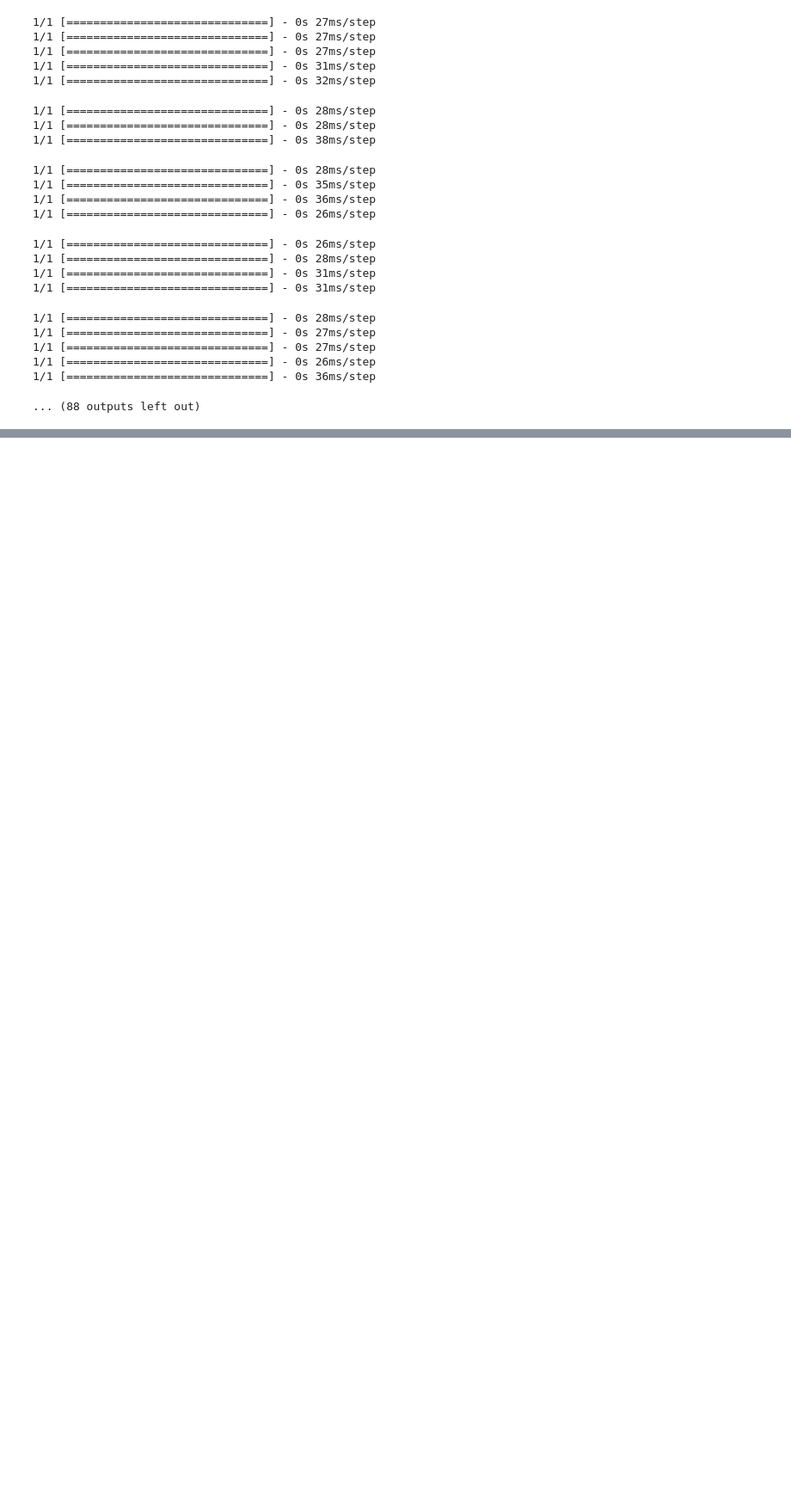
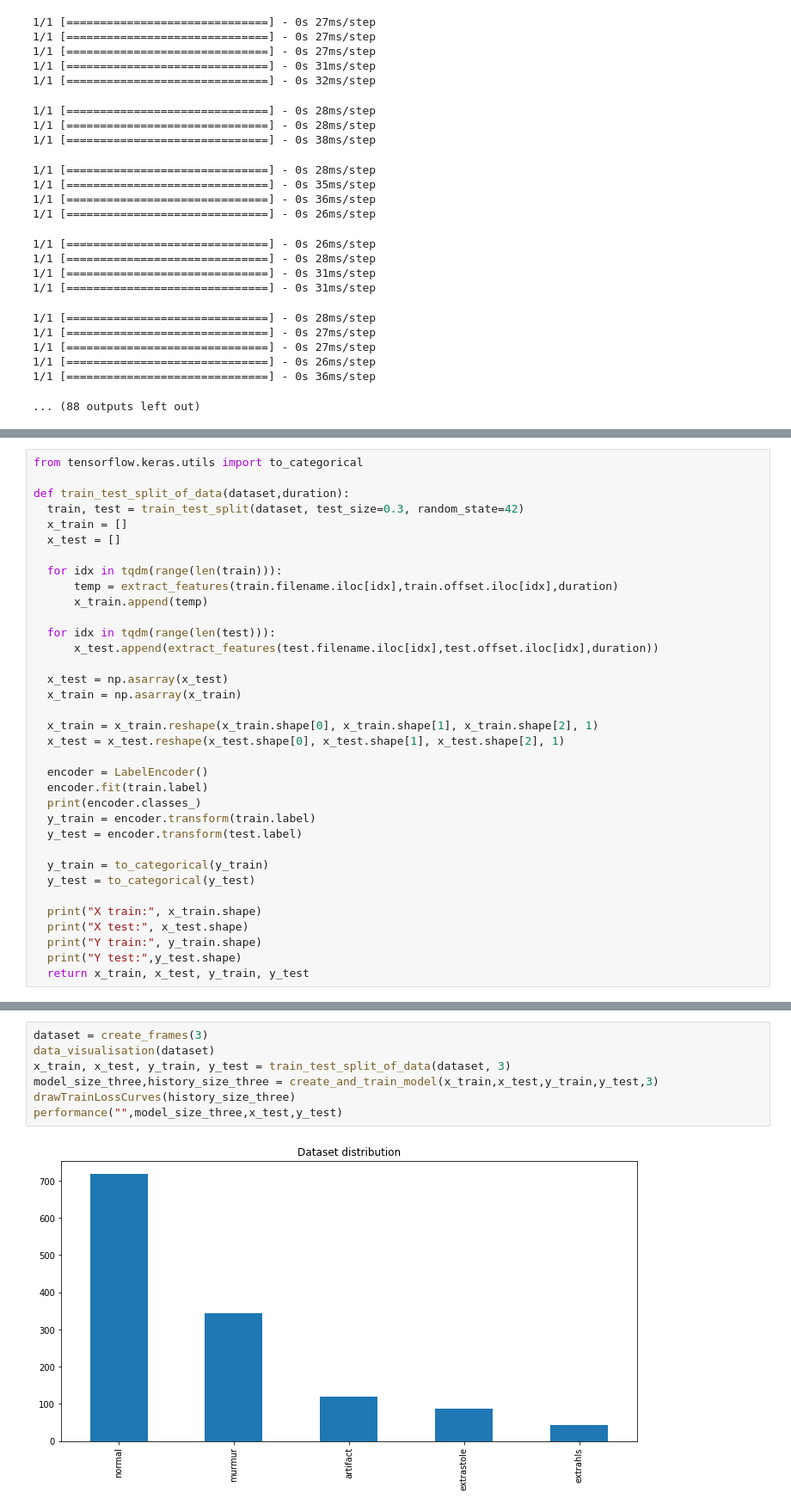
Before and after one commit to ajaysanthoshb/FYP, a Jupyter notebook: FYP.ipynb, the cells around one changed output, grey strips where cells are left out. Shown at 86% size. Saved outputs shown, nothing was run; the diff lists cells and outputs as text; blank space fills up the shorter version.

```diff
--- a/FYP.ipynb
+++ b/FYP.ipynb
@@ -706,0 +774,35 @@ samplesPrediction(tf.keras.models.load_model('/content/drive/MyDrive/heartbeat-s
+# %%
+from tensorflow.keras.utils import to_categorical
+
+def train_test_split_of_data(dataset,duration):
+  train, test = train_test_split(dataset, test_size=0.3, random_state=42)
+  x_train = []
+  x_test = []
+
+  for idx in tqdm(range(len(train))):
+      temp = extract_features(train.filename.iloc[idx],train.offset.iloc[idx],duration)
+      x_train.append(temp)
+
+  for idx in tqdm(range(len(test))):
+      x_test.append(extract_features(test.filename.iloc[idx],test.offset.iloc[idx],duration))
+
+  x_test = np.asarray(x_test)
+  x_train = np.asarray(x_train)
+
+  x_train = x_train.reshape(x_train.shape[0], x_train.shape[1], x_train.shape[2], 1)
+  x_test = x_test.reshape(x_test.shape[0], x_test.shape[1], x_test.shape[2], 1)
+
+  encoder = LabelEncoder()
+  encoder.fit(train.label)
+  print(encoder.classes_)
+  y_train = encoder.transform(train.label)
+  y_test = encoder.transform(test.label)
+
+  y_train = to_categorical(y_train)
+  y_test = to_categorical(y_test)
+
+  print("X train:", x_train.shape)
+  print("X test:", x_test.shape)
+  print("Y train:", y_train.shape)
+  print("Y test:",y_test.shape)
+  return x_train, x_test, y_train, y_test
@@ -706,0 +942,9 @@ samplesPrediction(tf.keras.models.load_model('/content/drive/MyDrive/heartbeat-s
+# %%
+dataset = create_frames(3)
+data_visualisation(dataset)
+x_train, x_test, y_train, y_test = train_test_split_of_data(dataset, 3)
+model_size_three,history_size_three = create_and_train_model(x_train,x_test,y_train,y_test,3)
+drawTrainLossCurves(history_size_three)
+performance("",model_size_three,x_test,y_test)
+# %% [output]
+[figure, added]
```
Also changed, not shown: parts of 33 cells of this notebook.
